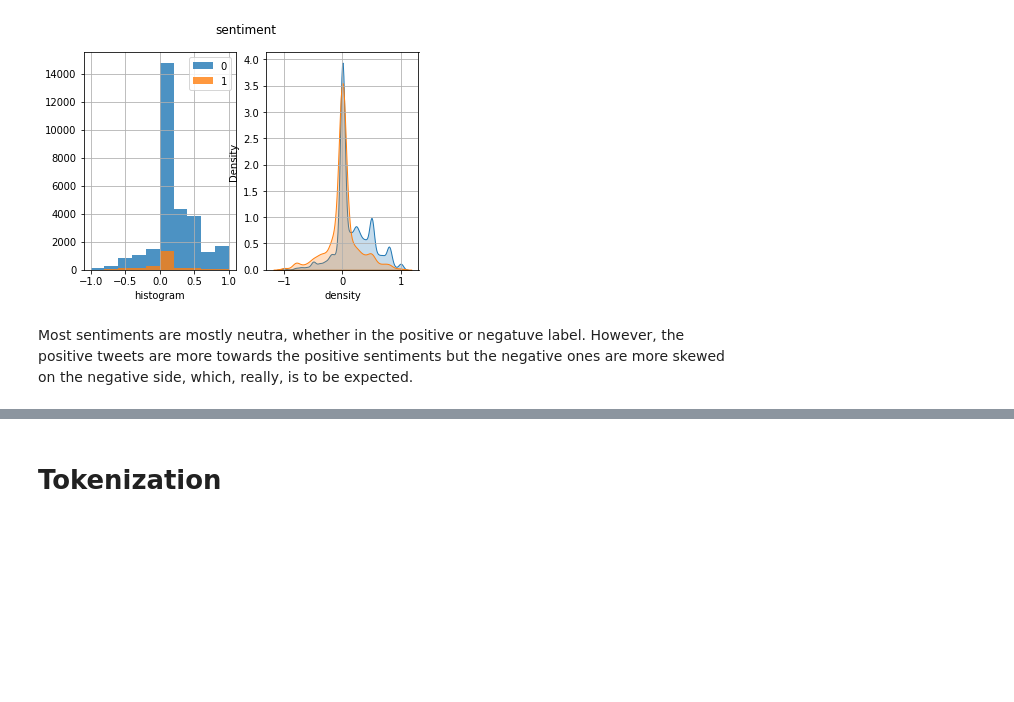
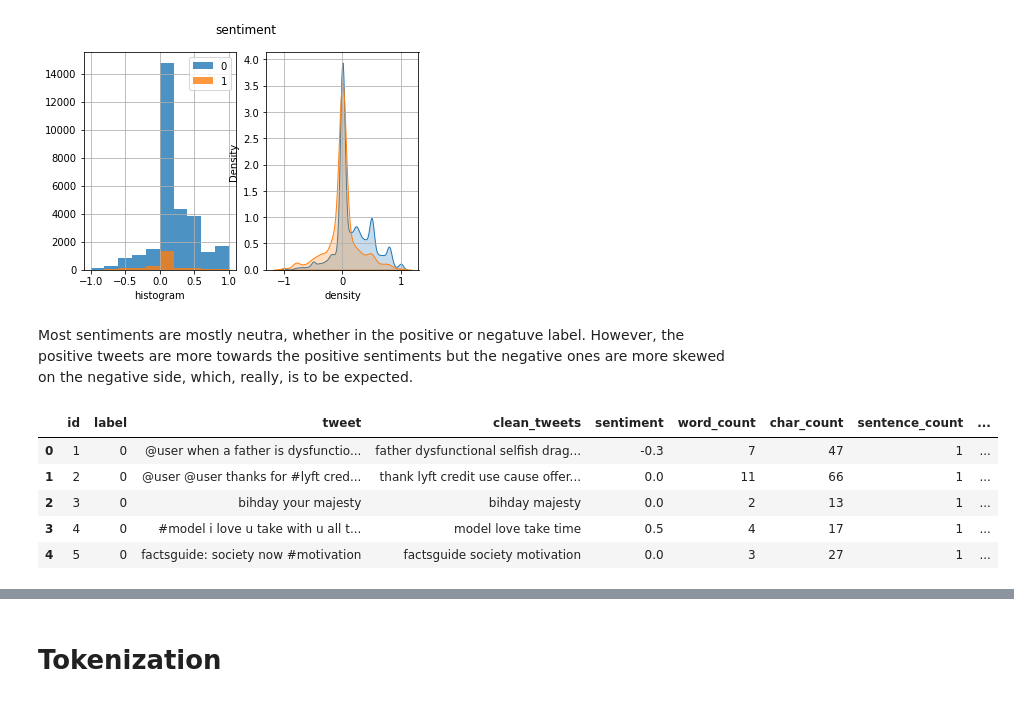
Before and after one commit to DevTedd/Capstone-Project-Moringa---NLP, a Jupyter notebook: Copy_of_Copy_of_Edited_Pro_Dev_Project_Current_17_2.ipynb, the cells around one changed output, grey strips where cells are left out. Cells and saved outputs as stored; diff of their text form; code cells hidden in the pictures; blank space fills up the shorter version.

```diff
--- a/Copy_of_Copy_of_Edited_Pro_Dev_Project_Current_17_2.ipynb
+++ b/Copy_of_Copy_of_Edited_Pro_Dev_Project_Current_17_2.ipynb
@@ -514,3 +514,18 @@ plt.show()
 [figure]
 # %% [markdown]
 Most sentiments are mostly neutra, whether in the positive or negatuve label. However, the positive tweets are more towards the positive sentiments but the negative ones are more skewed on the negative side, which, really, is to be expected.
+# %%
+#let's now create new columns with word count, character count, sentence count, average word length, average sentence length.
+df['word_count'] = df["clean_tweets"].apply(lambda x: len(str(x).split(" ")))
+df['char_count'] = df["clean_tweets"].apply(lambda x: sum(len(word) for word in str(x).split(" ")))
+df['sentence_count'] = df["clean_tweets"].apply(lambda x: len(str(x).split(".")))
+df['avg_word_length'] = df['char_count'] / df['word_count']
+df['avg_sentence_length'] = df['word_count'] / df['sentence_count']
+df.head()
+# %% [output]
+|  | id | label | tweet | clean_tweets | sentiment | word_count | char_count | sentence_count | ... |
+| 0 | 1 | 0 | @user when a father is dysfunctio... | father dysfunctional selfish drag... | -0.3 | 7 | 47 | 1 | ... |
+| 1 | 2 | 0 | @user @user thanks for #lyft cred... | thank lyft credit use cause offer... | 0.0 | 11 | 66 | 1 | ... |
+| 2 | 3 | 0 | bihday your majesty | bihday majesty | 0.0 | 2 | 13 | 1 | ... |
+| 3 | 4 | 0 | #model i love u take with u all t... | model love take time | 0.5 | 4 | 17 | 1 | ... |
+| 4 | 5 | 0 | factsguide: society now #motivation | factsguide society motivation | 0.0 | 3 | 27 | 1 | ... |
```
Also changed, not shown: parts of 2 cells of this notebook.
